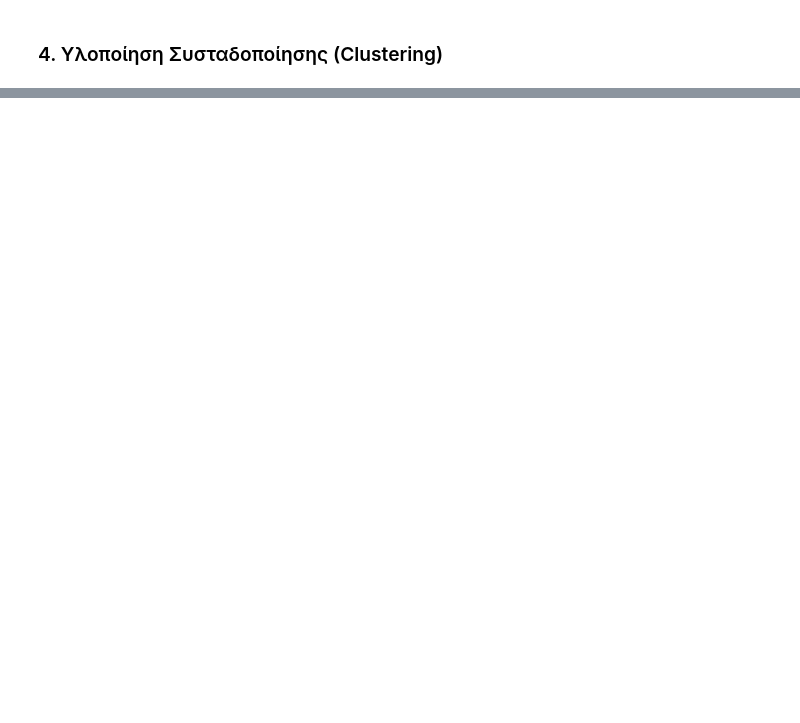
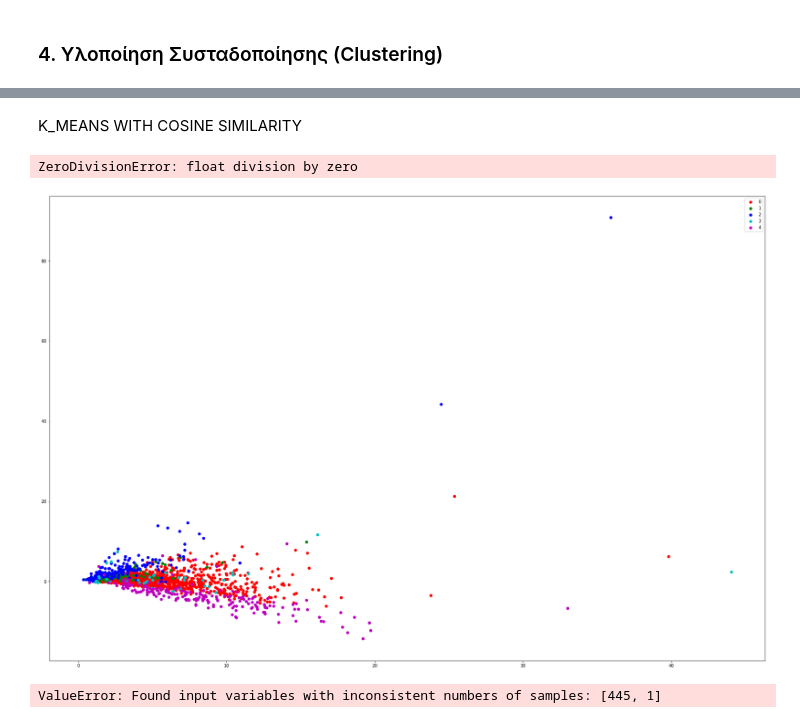
Before and after one commit to dimpapac/TED2, a Jupyter notebook: TED2.ipynb, the cells around one changed output, grey strips where cells are left out. Cells and saved outputs as stored; diff of their text form; code cells hidden in the pictures; blank space fills up the shorter version.

Commit message:
CLUSTERING

```diff
--- a/TED2.ipynb
+++ b/TED2.ipynb
@@ -473,0 +476,79 @@ plt.show()
+# %% [markdown]
+K_MEANS WITH COSINE SIMILARITY
+# %%
+import random
+from sklearn.metrics.pairwise import cosine_similarity
+
+def k_means(k,Dataset,times):
+    #First find k random centroids from our dataset
+    clusters = list()
+    centroids = list()
+    for i in range(k):
+        x = random.randint(0,Dataset.shape[0])
+        centroids.append(Dataset[x])
+    #now for every element of our dataset calculate cosine similarity from each centroid
+    for i in range(Dataset.shape[0]):
+        minSim = cosine_similarity(Dataset[i],centroids[0])
+        minC = 0
+        for j in range(k):
+            newMin = cosine_similarity(Dataset[i],centroids[j])
+            if ( newMin < minSim ):
+                minSim = newMin
+                minC = j
+        clusters.append(minC)
+    mean = list()
+    for i in range(times):
+        mean.clear()
+        #take the means of the elements of each cluster and find the updated centroids
+        for i in range(k):
+            counter = 0
+            for j in range(Dataset.shape[0]):
+                if ( clusters[j] == i ):
+                    mean.append(Dataset[j])
+                    counter += 1
+            s = np.sum(mean)
+            centroids[i] = s/counter
+        #for every element calculate cosine similarity with the new centroids
+        clusters.clear()
+        for i in range(Dataset.shape[0]):
+            minSim = cosine_similarity(Dataset[i],centroids[0])
+            minC = 0
+            for j in range(k):
+                newMin = cosine_similarity(Dataset[i],centroids[j])
+                if ( newMin < minSim ):
+                    minSim = newMin
+                    minC = j
+            clusters.append(minC)
+    return clusters
+
+
+
+c = k_means(5,X_train,20)
+# %% [output]
+ZeroDivisionError: float division by zero
+# %%
+arr = np.asarray(c)
+X = X_train
+y = arr
+
+from sklearn.decomposition import PCA
+
+clf = TruncatedSVD(100)
+Xpca = clf.fit_transform(X)
+
+
+target_ids = range(5)
+
+from matplotlib import pyplot as plt
+plt.figure(figsize=(30, 20))
+for i, c, label in zip( target_ids , 'rgbcmykw', ['0','1','2','3','4']):
+    plt.scatter(Xpca[y == i, 0], Xpca[y == i, 1],
+               c=c, label=label)
+plt.legend()
+plt.show()
+# %% [output]
+[figure, added]
+# %%
+print(metrics.accuracy_score(category_test, c))
+# %% [output]
+ValueError: Found input variables with inconsistent numbers of samples: [445, 1]
```
Also changed, not shown: parts of 16 cells of this notebook.
